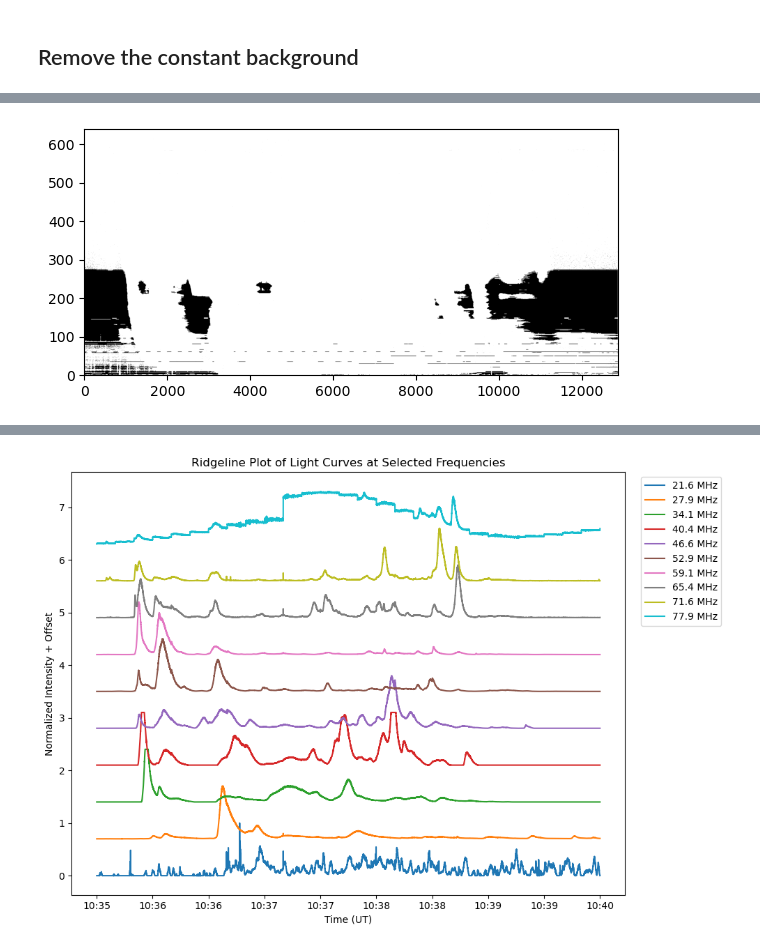
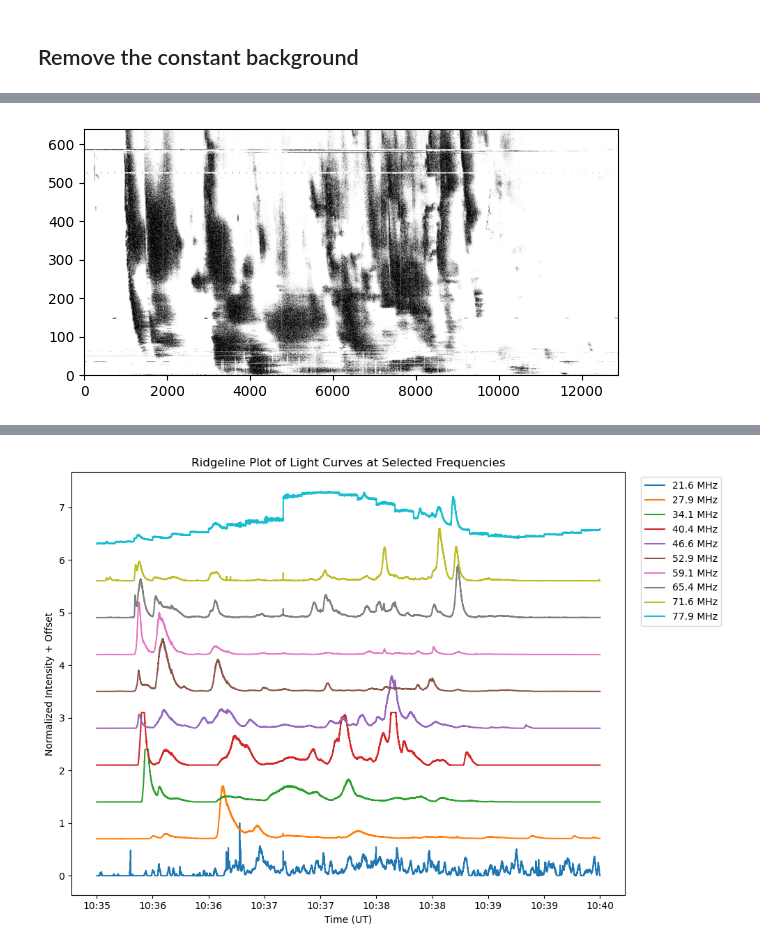
Before and after one commit to MohamedNedal/nenufar_work, a Jupyter notebook: typeIII_detect.ipynb, the cells around one changed output, grey strips where cells are left out. Saved outputs shown, nothing was run; the diff lists cells and outputs as text; code cells hidden in the pictures.

```diff
--- a/typeIII_detect.ipynb
+++ b/typeIII_detect.ipynb
@@ -113,5 +292,5 @@ plt.show()
 # %%
-nenufar_nobkg.clip(lower=vmin, upper=vmax, inplace=True)
+# nenufar_nobkg.clip(lower=vmin, upper=vmax, inplace=True)
 
 # # sanity check ...
 # fig = plt.figure(figsize=[10,6])
@@ -130,13 +307,13 @@ nenufar_nobkg.clip(lower=vmin, upper=vmax, inplace=True)
 # %%
 # binarization
-bmap = drb.binarization(nenufar_nobkg, N_order=6, peak_r=1.002)
+bmap = drb.binarization(nenufar_nobkg, N_order=4, peak_r=0.95)
 
 fig, ax = plt.subplots(1, 1, figsize=[6,3])
 ax.imshow(1-bmap.T, aspect='auto', origin='lower', cmap='gray')
 fig.tight_layout()
 plt.show()
 # %% [output]
-[figure, old version]
+[figure, new version]
 # %%
 fig,ax = plt.subplots(1, 1, figsize=[6,3])
 ax.imshow(nenufar_nobkg.T, aspect='auto', origin='lower', vmax=vmax, vmin=vmin/2-vmax/2)
```
Also changed, not shown: parts of 19 cells of this notebook.
